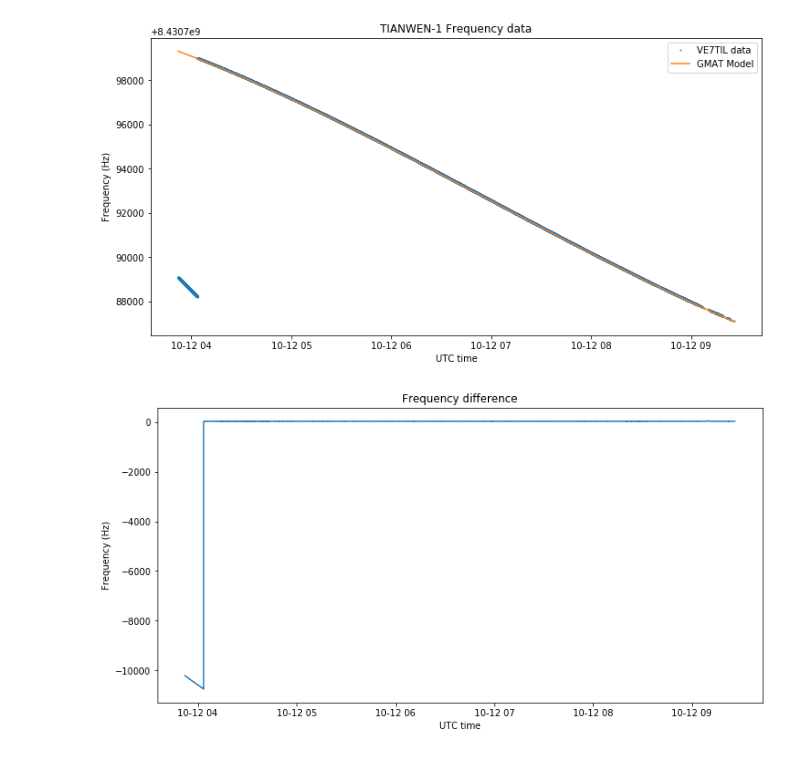
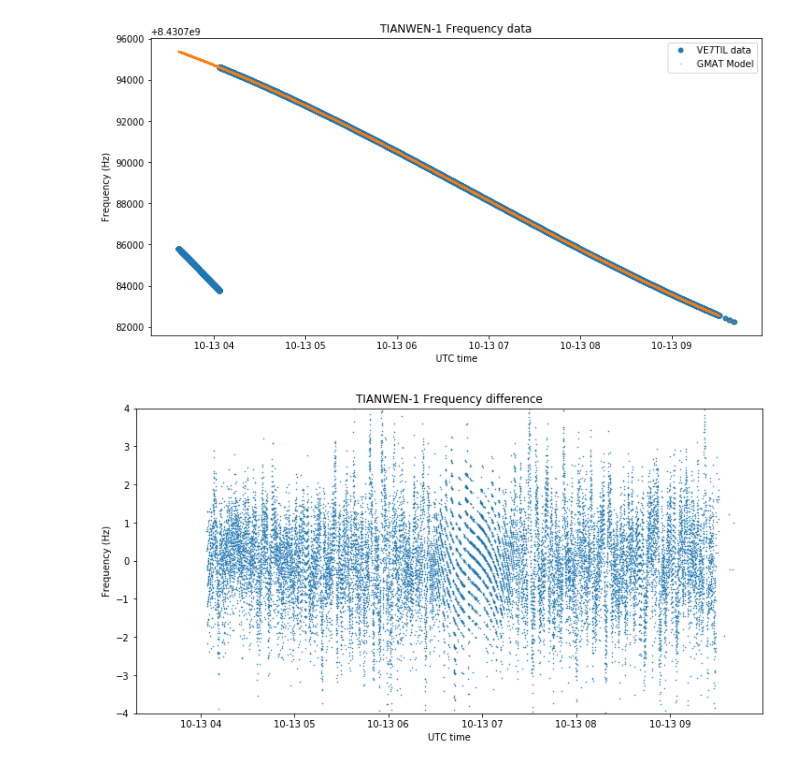
Before and after one commit to ScottTilley/tianwen1, a Jupyter notebook: Doppler Analysis.ipynb, the cells around one changed output. Saved outputs shown, nothing was run; the diff lists cells and outputs as text; code cells hidden in the pictures.

```diff
--- a/Doppler Analysis.ipynb
+++ b/Doppler Analysis.ipynb
@@ -8,9 +10,9 @@ from scipy.constants import c
 plt.rcParams['figure.figsize'] = [12, 6]
 plt.rcParams['figure.facecolor'] = 'w'
 # %%
-f_carrier = 8431.016500e6
+f_carrier = 8431.01653025e6
 # %%
-data = np.fromfile('2020-10-12_tianwen1.dat', sep = ' ').reshape((-1,4))
+data = np.fromfile('2020-10-13_tianwen1.dat', sep = ' ').reshape((-1,4))
 t_data = Time(data[:,0], format = 'mjd')
 freq_data = data[:,1]
 # %%
@@ -28,18 +30,21 @@ t_gmd = Time(gmd_mjd + (2430000.0 - 2400000.5), scale = 'tai', format = 'mjd')
 rangerate_interp = np.interp(t_data.utc.mjd, t_gmd.utc.mjd, gmd_rangerate)
 freq_gmat = f_carrier * (1 - 1e3*rangerate_interp/c)
 # %%
-plt.plot(t_data.datetime,freq_data,'.' ,markersize=3, alpha=.5, label = 'VE7TIL data')
-plt.plot(t_data.datetime, freq_gmat, label = 'GMAT Model')
+plt.plot(t_data.datetime,freq_data,'.' ,markersize=10, alpha=2, label = 'VE7TIL data')
+plt.plot(t_data.datetime, freq_gmat, '.',markersize=1,alpha=1,label = 'GMAT Model')
 plt.title('TIANWEN-1 Frequency data')
 plt.ylabel('Frequency (Hz)')
 plt.xlabel('UTC time')
-plt.legend();
+plt.legend()
+plt.show();
 # %% [output]
-[figure, old version]
+[figure, new version]
 # %%
-plt.plot(t_data.datetime, freq_data - freq_gmat, label = 'strf file')
-plt.title('Frequency difference')
+plt.ylim(-4,4)
+plt.plot(t_data.datetime, freq_data - freq_gmat,'.',markersize=1,  label = 'strf file')
+plt.title('TIANWEN-1 Frequency difference')
 plt.ylabel('Frequency (Hz)')
-plt.xlabel('UTC time');
+plt.xlabel('UTC time')
+plt.show();
 # %% [output]
-[figure, old version]
+[figure, new version]
```
Also changed, not shown: parts of 1 cell of this notebook, 1 other file.
